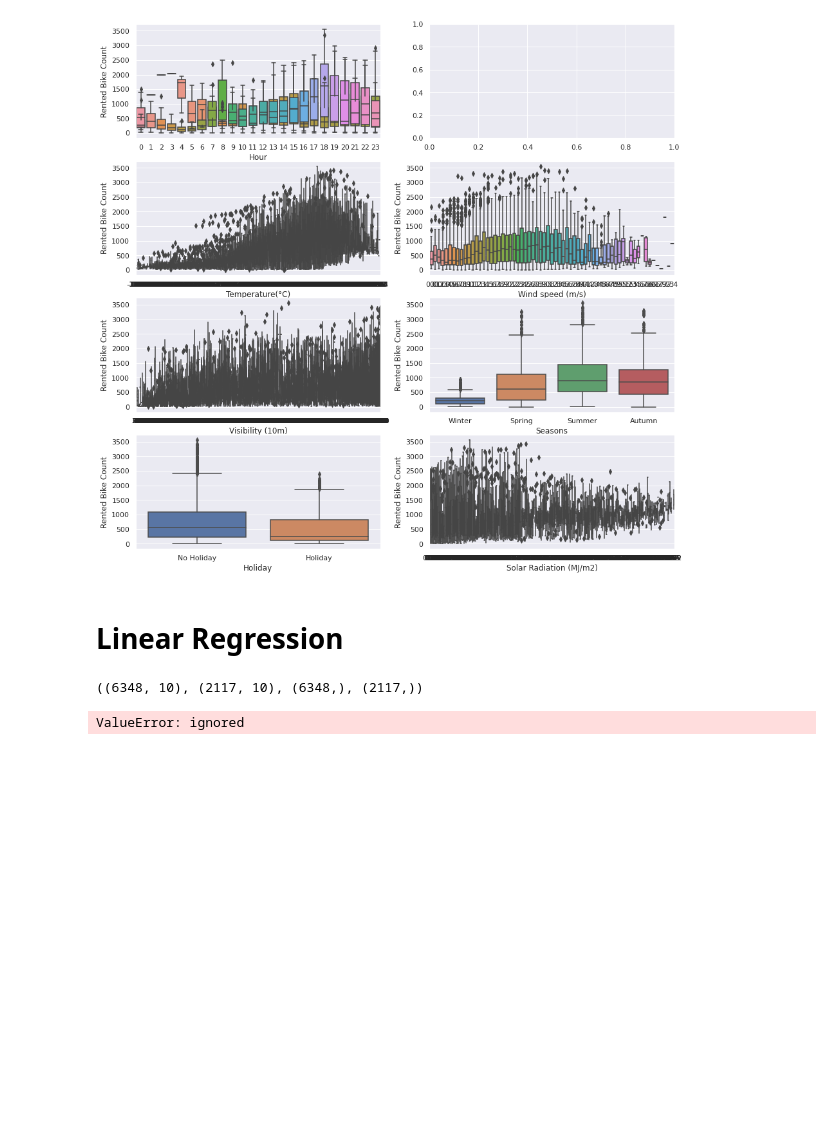
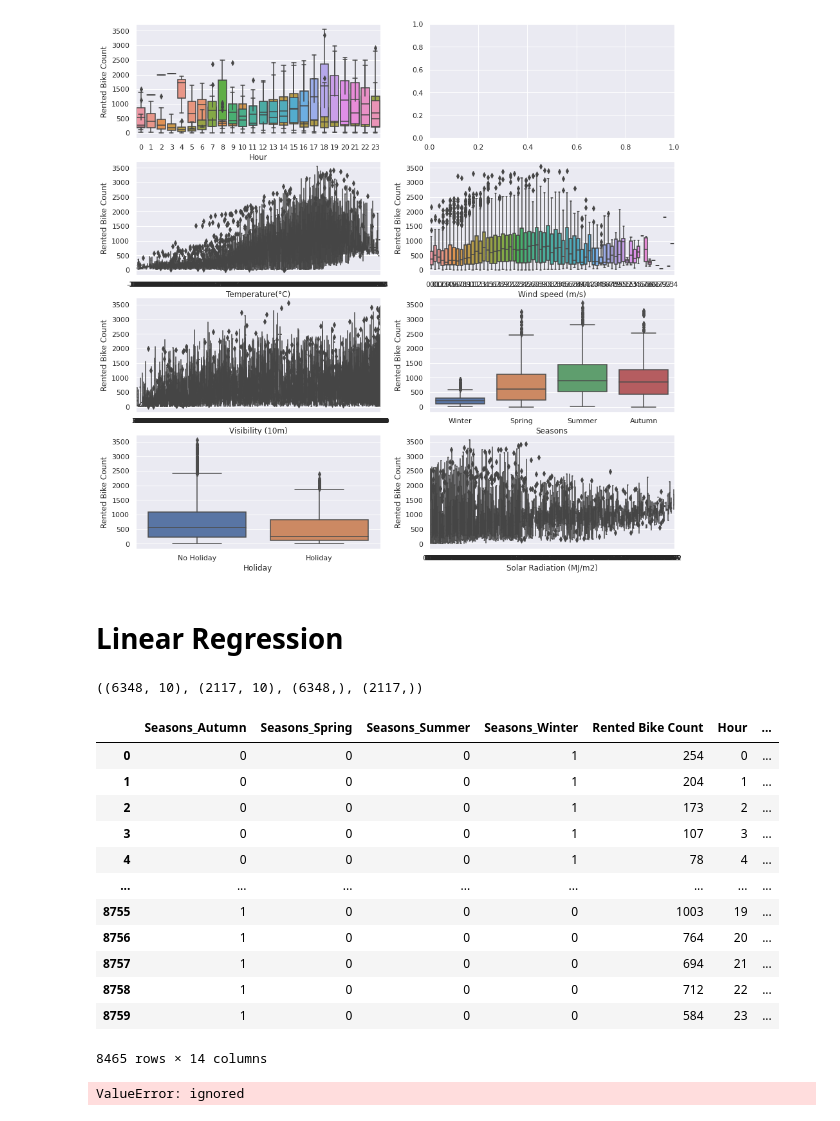
Before and after one commit to CodeWithSridhar/Seoul-Bike-Sharing-Demand-Prediction, a Jupyter notebook: Bike_Sharing_Demand_Prediction_Capstone_Project.ipynb, the cells around one changed output. Cells and saved outputs as stored; diff of their text form; code cells hidden in the pictures; blank space fills up the shorter version.

```diff
--- a/Bike_Sharing_Demand_Prediction_Capstone_Project.ipynb
+++ b/Bike_Sharing_Demand_Prediction_Capstone_Project.ipynb
@@ -448,8 +507,3 @@ X_train, X_test, Y_train, Y_test = train_test_split(X, Y, test_size = 0.25, rand
 X_train.shape,X_test.shape,Y_train.shape,Y_test.shape
 # %% [output]
 ((6348, 10), (2117, 10), (6348,), (2117,))
-# %%
-regressor = LinearRegression()
-regressor.fit(X_train, Y_train)
-# %% [output]
-ValueError: ignored
@@ -455,0 +522,27 @@ ValueError: ignored
+# %%
+X=data[[i for i in data.columns if i not in [['Rented Bike Count','Dew point temperature(°C)','Functioning Day_No','Functioning Day_Yes']]]]
+Y=np.sqrt(data['Rented Bike Count'])
+# %%
+X
+# %% [output]
+|  | Seasons_Autumn | Seasons_Spring | Seasons_Summer | Seasons_Winter | Rented Bike Count | Hour | ... |
+| 0 | 0 | 0 | 0 | 1 | 254 | 0 | ... |
+| 1 | 0 | 0 | 0 | 1 | 204 | 1 | ... |
+| 2 | 0 | 0 | 0 | 1 | 173 | 2 | ... |
+| 3 | 0 | 0 | 0 | 1 | 107 | 3 | ... |
+| 4 | 0 | 0 | 0 | 1 | 78 | 4 | ... |
+| ... | ... | ... | ... | ... | ... | ... | ... |
+| 8755 | 1 | 0 | 0 | 0 | 1003 | 19 | ... |
+| 8756 | 1 | 0 | 0 | 0 | 764 | 20 | ... |
+| 8757 | 1 | 0 | 0 | 0 | 694 | 21 | ... |
+| 8758 | 1 | 0 | 0 | 0 | 712 | 22 | ... |
+| 8759 | 1 | 0 | 0 | 0 | 584 | 23 | ... |
+8465 rows × 14 columns
+# %%
+#STANDARD SCALER
+from sklearn.preprocessing import StandardScaler
+std = StandardScaler()
+X_train = std.fit_transform(X_train)
+X_test = std.transform(X_test)
+# %% [output]
+ValueError: ignored
```
Also changed, not shown: parts of 8 cells of this notebook.
